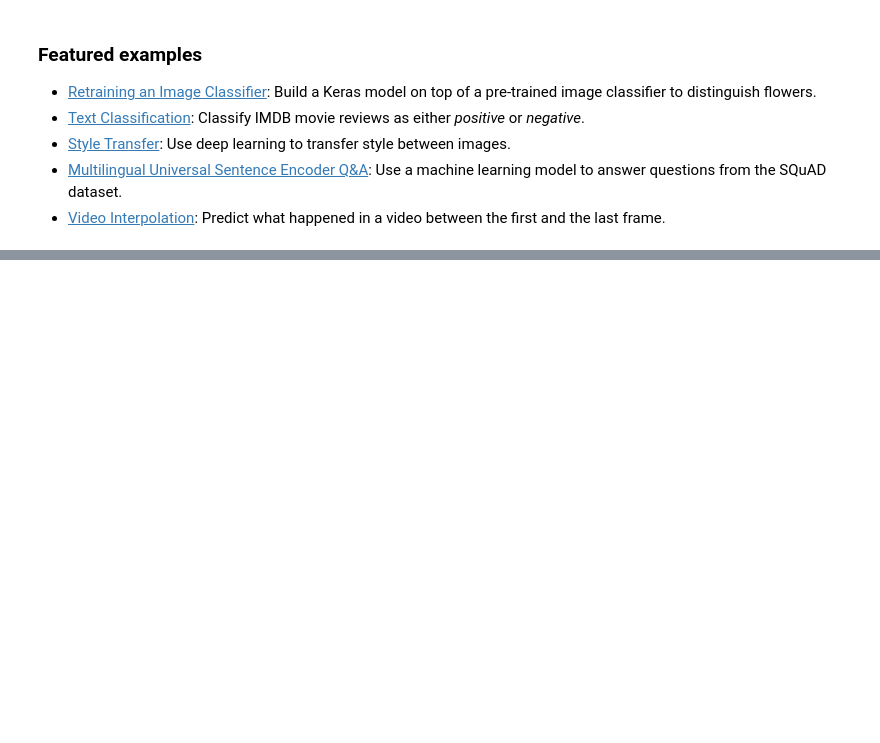
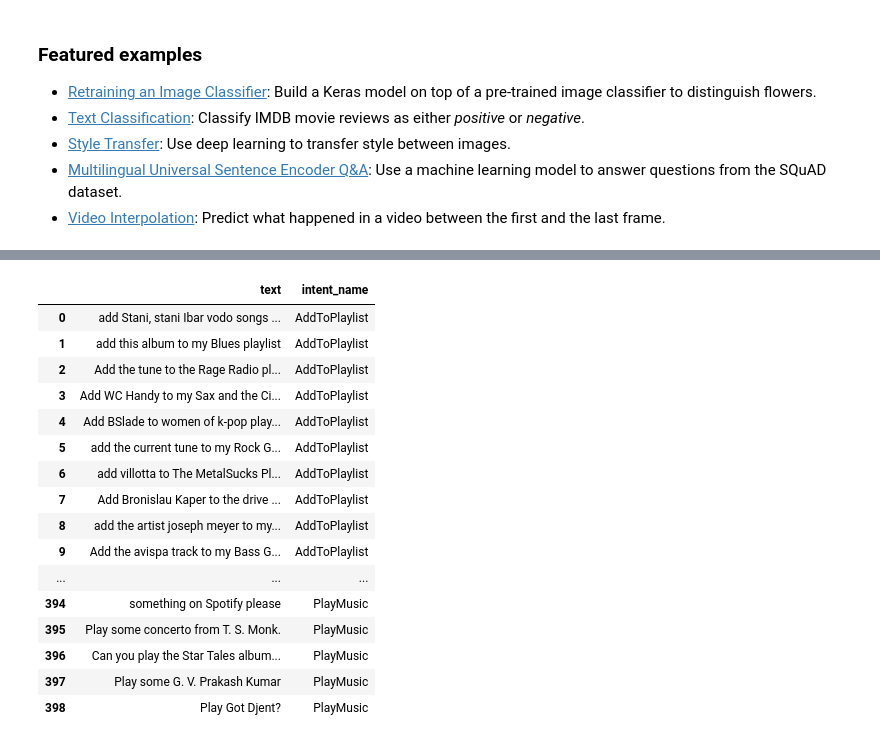
Before and after one commit to KashapoguSravani/Blood-Donation, a Jupyter notebook: Copy_of_Welcome_To_Colab.ipynb, the cells around one changed output, grey strips where cells are left out. Cells and saved outputs as stored; diff of their text form; code cells hidden in the pictures; blank space fills up the shorter version.

```diff
--- a/Copy_of_Welcome_To_Colab.ipynb
+++ b/Copy_of_Welcome_To_Colab.ipynb
@@ -372,0 +603,22 @@ Please zip and share the files in the eda_outputs folder if you want me to inter
+# %%
+pd.set_option('display.max_rows', None)
+pd.set_option('display.max_columns', None)
+display(df)
+# %% [output]
+|  | text | intent_name |
+| 0 | add Stani, stani Ibar vodo songs ... | AddToPlaylist |
+| 1 | add this album to my Blues playlist | AddToPlaylist |
+| 2 | Add the tune to the Rage Radio pl... | AddToPlaylist |
+| 3 | Add WC Handy to my Sax and the Ci... | AddToPlaylist |
+| 4 | Add BSlade to women of k-pop play... | AddToPlaylist |
+| 5 | add the current tune to my Rock G... | AddToPlaylist |
+| 6 | add villotta to The MetalSucks Pl... | AddToPlaylist |
+| 7 | Add Bronislau Kaper to the drive ... | AddToPlaylist |
+| 8 | add the artist joseph meyer to my... | AddToPlaylist |
+| 9 | Add the avispa track to my Bass G... | AddToPlaylist |
+| ... | ... | ... |
+| 394 | something on Spotify please | PlayMusic |
+| 395 | Play some concerto from T. S. Monk. | PlayMusic |
+| 396 | Can you play the Star Tales album... | PlayMusic |
+| 397 | Play some G. V. Prakash Kumar | PlayMusic |
+| 398 | Play Got Djent? | PlayMusic |
```
Also changed, not shown: parts of 40 cells of this notebook.
